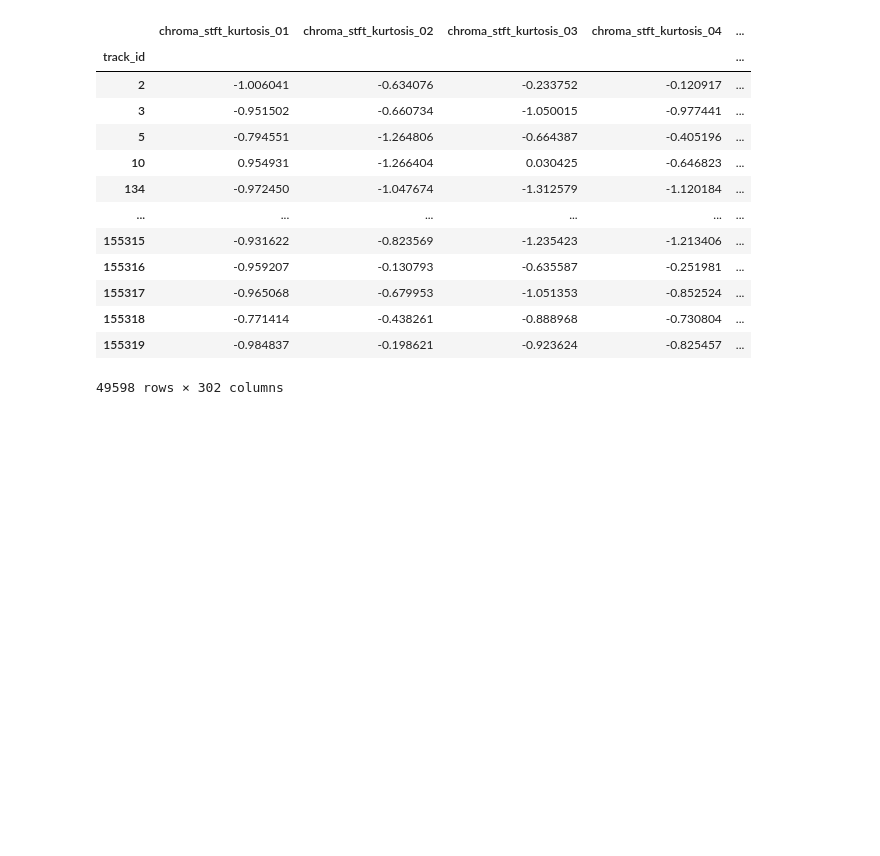
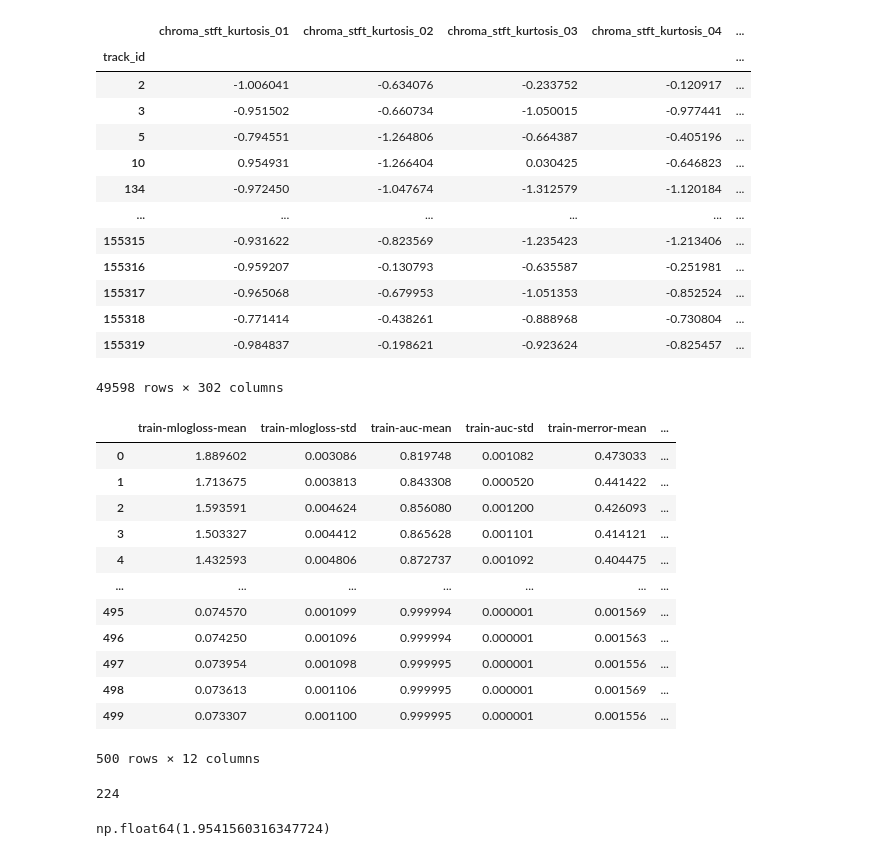
Before and after one commit to refouch/applied-statistical-learning, a Jupyter notebook: XGboost.ipynb, the cells around one changed output. Drawn from its saved outputs; the diff is of its cells as text; code cells hidden in the pictures; blank space fills up the shorter version.

Commit message:
param tuning

```diff
--- a/XGboost.ipynb
+++ b/XGboost.ipynb
@@ -109,7 +109,7 @@ df_flat.dropna(inplace=True)
 
 counts = Counter(df_flat['genre_top'])
 
-rare_classes = [cls for cls, c in counts.items() if c < 400]
+rare_classes = [cls for cls, c in counts.items() if c < 1000]
 
 df_flat["genre_top_grouped"] = df_flat["genre_top"].replace(
     {cls: "Other" for cls in rare_classes}
@@ -148,8 +148,8 @@ import xgboost as xgb
 dtrain_clf = xgb.DMatrix(X_train, y_train, enable_categorical=True)
 dtest_clf = xgb.DMatrix(X_test, y_test, enable_categorical=True)
 # %%
-params = {"objective": "multi:softprob", "tree_method": "hist", "num_class": 13}
-n = 1000
+params = {"objective": "multi:softprob", "tree_method": "hist", "num_class": 10, "max_depth": 4, "min_child_weight": 10}
+n = 500
 
 results = xgb.cv(
    params, dtrain_clf,
@@ -157,3 +157,19 @@ results = xgb.cv(
    nfold=5,
    metrics=["mlogloss", "auc", "merror"],
 )
+# %%
+results
+# %% [output]
+|  | train-mlogloss-mean | train-mlogloss-std | train-auc-mean | train-auc-std | train-merror-mean | ... |
+| 0 | 1.889602 | 0.003086 | 0.819748 | 0.001082 | 0.473033 | ... |
+| 1 | 1.713675 | 0.003813 | 0.843308 | 0.000520 | 0.441422 | ... |
+| 2 | 1.593591 | 0.004624 | 0.856080 | 0.001200 | 0.426093 | ... |
+| 3 | 1.503327 | 0.004412 | 0.865628 | 0.001101 | 0.414121 | ... |
+| 4 | 1.432593 | 0.004806 | 0.872737 | 0.001092 | 0.404475 | ... |
+| ... | ... | ... | ... | ... | ... | ... |
+| 495 | 0.074570 | 0.001099 | 0.999994 | 0.000001 | 0.001569 | ... |
+| 496 | 0.074250 | 0.001096 | 0.999994 | 0.000001 | 0.001563 | ... |
+| 497 | 0.073954 | 0.001098 | 0.999995 | 0.000001 | 0.001556 | ... |
+| 498 | 0.073613 | 0.001106 | 0.999995 | 0.000001 | 0.001569 | ... |
+| 499 | 0.073307 | 0.001100 | 0.999995 | 0.000001 | 0.001556 | ... |
+500 rows × 12 columns
@@ -159,0 +179,10 @@ results = xgb.cv(
+# %%
+best_iter
+# %% [output]
+224
+# %%
+p = y.value_counts(normalize=True)
+entropy = -np.sum(p * np.log(p))
+entropy
+# %% [output]
+np.float64(1.9541560316347724)
```
Also changed, not shown: parts of 2 cells of this notebook.
